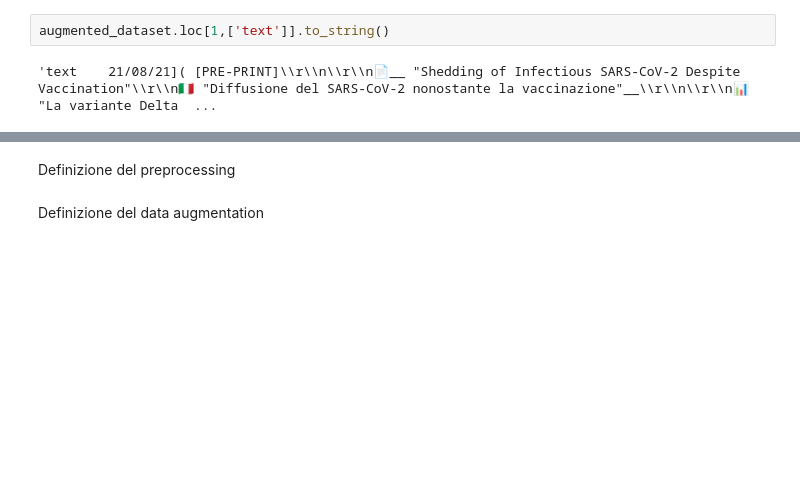
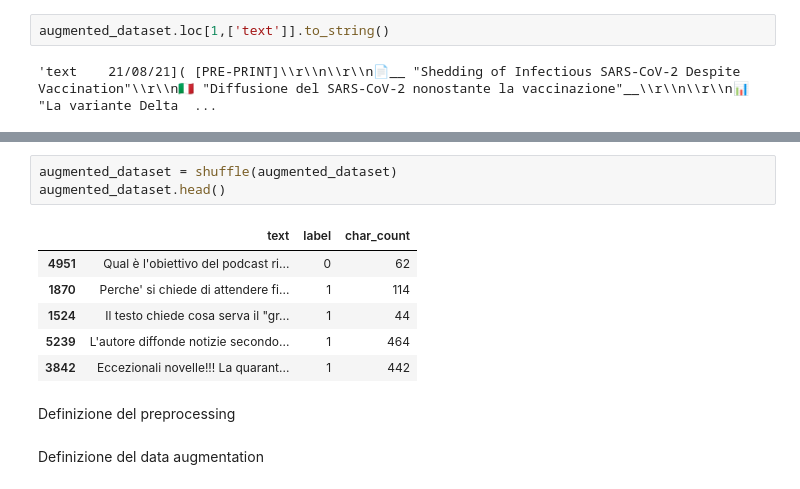
Before and after one commit to Montenigri/NLP, a Jupyter notebook: ACTI - EVALITA/Task A/Classificatore.ipynb, the cells around one changed output, grey strips where cells are left out. Cells and saved outputs as stored; diff of their text form; blank space fills up the shorter version.

```diff
--- a/ACTI - EVALITA/Task A/Classificatore.ipynb
+++ b/ACTI - EVALITA/Task A/Classificatore.ipynb
@@ -403,3 +463,13 @@ plt.show()
+# %%
+augmented_dataset = shuffle(augmented_dataset)
+augmented_dataset.head()
+# %% [output]
+|  | text | label | char_count |
+| 4951 | Qual è l'obiettivo del podcast ri... | 0 | 62 |
+| 1870 | Perche' si chiede di attendere fi... | 1 | 114 |
+| 1524 | Il testo chiede cosa serva il "gr... | 1 | 44 |
+| 5239 | L'autore diffonde notizie secondo... | 1 | 464 |
+| 3842 | Eccezionali novelle!!! La quarant... | 1 | 442 |
 # %% [markdown]
 Definizione del preprocessing
 # %% [markdown]
```
Also changed, not shown: parts of 12 cells of this notebook.
